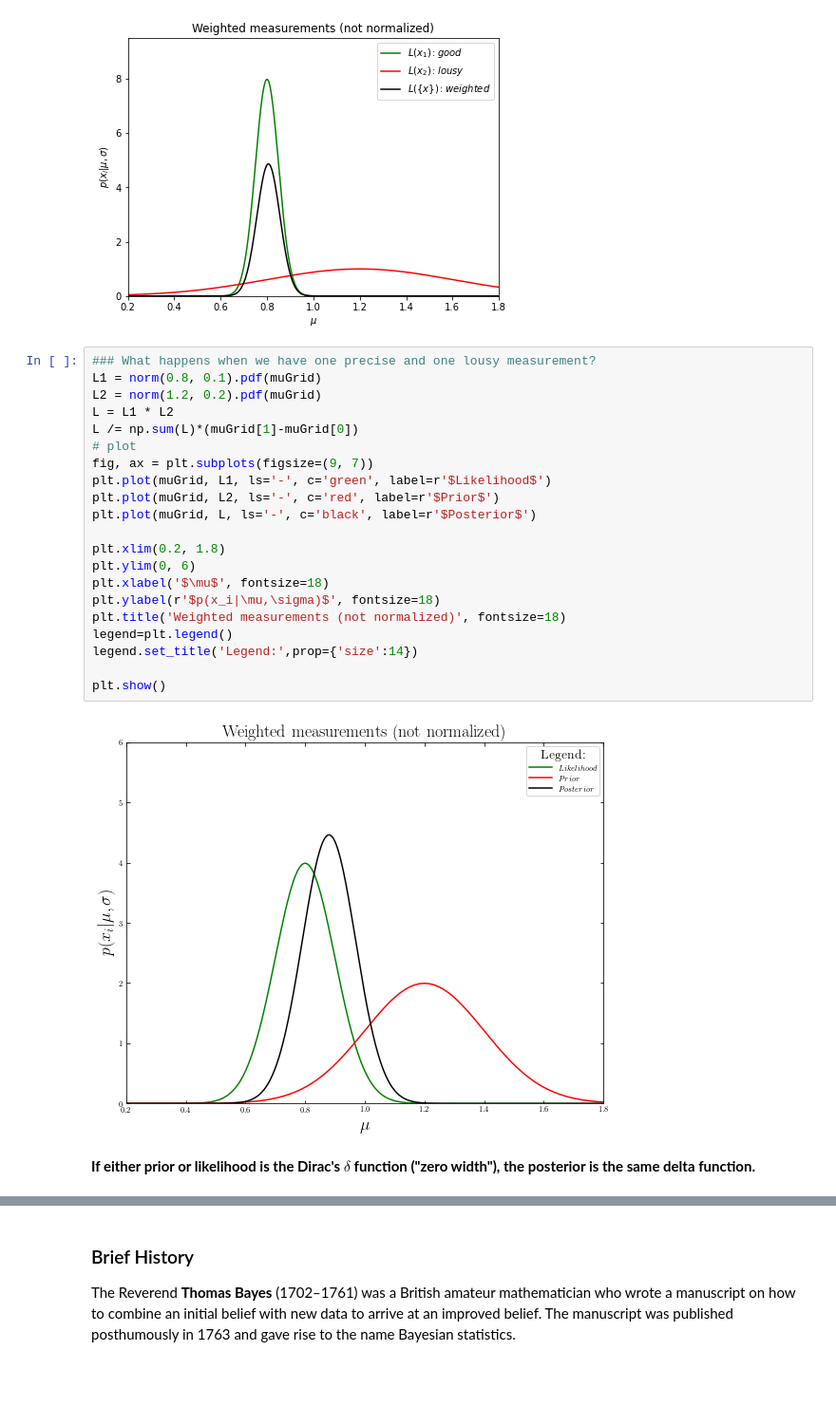
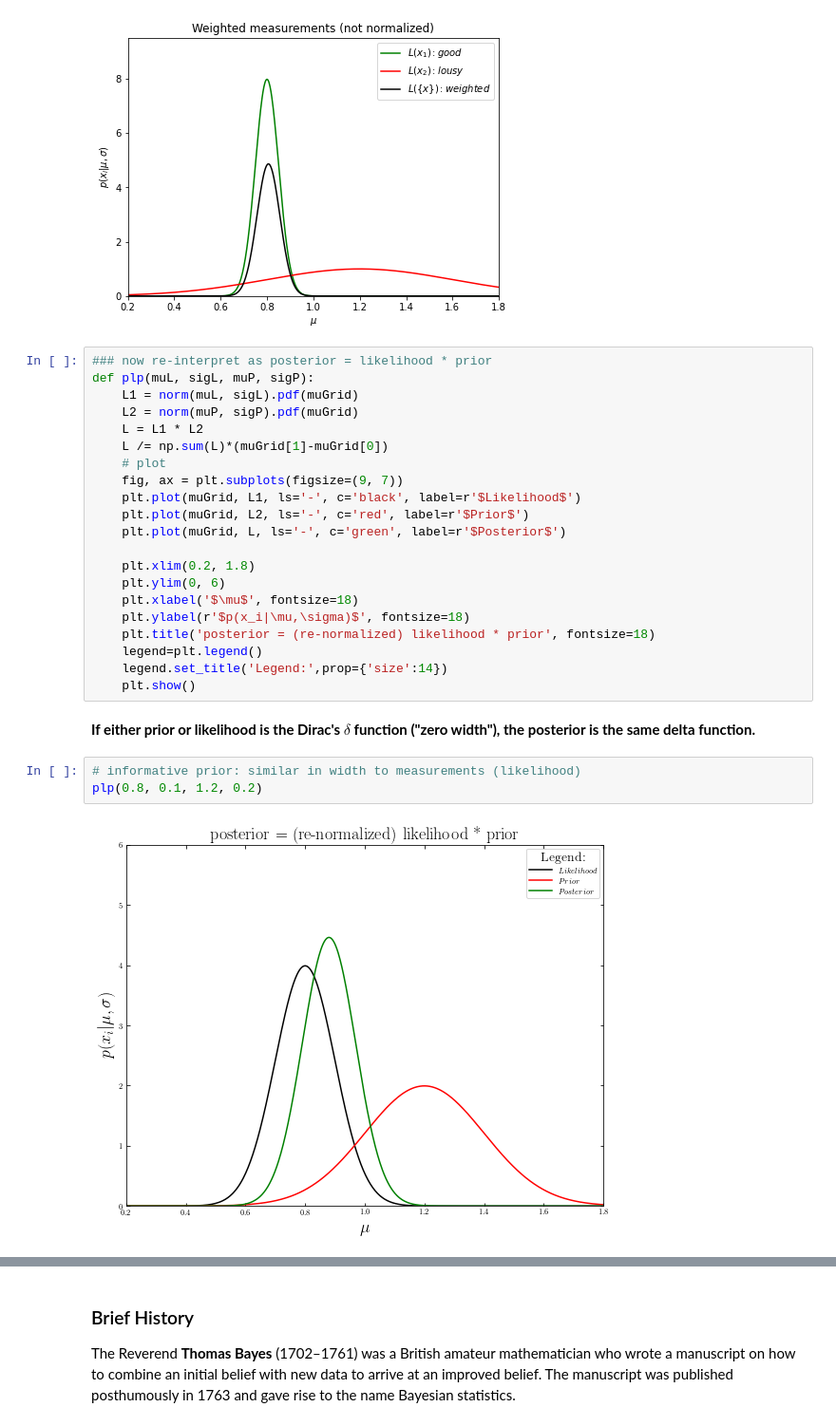
Before and after one commit to ivezic/RBI2023, a Jupyter notebook: notebooks/Lecture3.ipynb, the cells around one changed output, grey strips where cells are left out. Shown at 95% size. Drawn from its saved outputs; the diff is of its cells as text; blank space fills up the shorter version.

Commit message:
added 2 more simple prior-likelihood-posterior examples

```diff
--- a/notebooks/Lecture3.ipynb
+++ b/notebooks/Lecture3.ipynb
@@ -254,27 +254,30 @@ plt.show()
 # %% [output]
 [figure]
 # %%
-### What happens when we have one precise and one lousy measurement?
-L1 = norm(0.8, 0.1).pdf(muGrid)
-L2 = norm(1.2, 0.2).pdf(muGrid)
-L = L1 * L2
-L /= np.sum(L)*(muGrid[1]-muGrid[0])
-# plot
-fig, ax = plt.subplots(figsize=(9, 7))
-plt.plot(muGrid, L1, ls='-', c='green', label=r'$Likelihood$')
-plt.plot(muGrid, L2, ls='-', c='red', label=r'$Prior$')
-plt.plot(muGrid, L, ls='-', c='black', label=r'$Posterior$')
+### now re-interpret as posterior = likelihood * prior
+def plp(muL, sigL, muP, sigP):
+    L1 = norm(muL, sigL).pdf(muGrid)
+    L2 = norm(muP, sigP).pdf(muGrid)
+    L = L1 * L2
+    L /= np.sum(L)*(muGrid[1]-muGrid[0])
+    # plot
+    fig, ax = plt.subplots(figsize=(9, 7))
+    plt.plot(muGrid, L1, ls='-', c='black', label=r'$Likelihood$')
+    plt.plot(muGrid, L2, ls='-', c='red', label=r'$Prior$')
+    plt.plot(muGrid, L, ls='-', c='green', label=r'$Posterior$')
 
-plt.xlim(0.2, 1.8)
-plt.ylim(0, 6)
-plt.xlabel('$\mu$', fontsize=18)
-plt.ylabel(r'$p(x_i|\mu,\sigma)$', fontsize=18)
-plt.title('Weighted measurements (not normalized)', fontsize=18)
-legend=plt.legend()
-legend.set_title('Legend:',prop={'size':14})
-
-plt.show()
+    plt.xlim(0.2, 1.8)
+    plt.ylim(0, 6)
+    plt.xlabel('$\mu$', fontsize=18)
+    plt.ylabel(r'$p(x_i|\mu,\sigma)$', fontsize=18)
+    plt.title('posterior = (re-normalized) likelihood * prior', fontsize=18)
+    legend=plt.legend()
+    legend.set_title('Legend:',prop={'size':14})
+    plt.show()
-# %% [output]
-[figure, removed]
 # %% [markdown]
 **If either prior or likelihood is the Dirac's $\delta$ function ("zero width"), the posterior is the same delta function.**
+# %%
+# informative prior: similar in width to measurements (likelihood)
+plp(0.8, 0.1, 1.2, 0.2)
+# %% [output]
+[figure, added]
```
Also changed, not shown: parts of 2 cells of this notebook.
